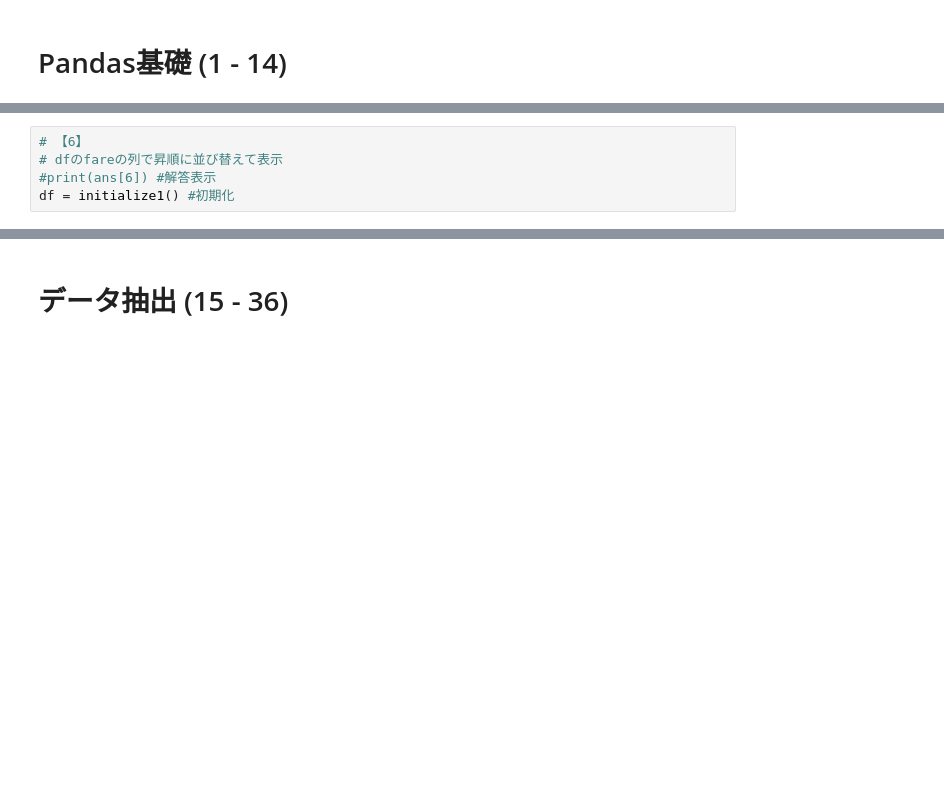
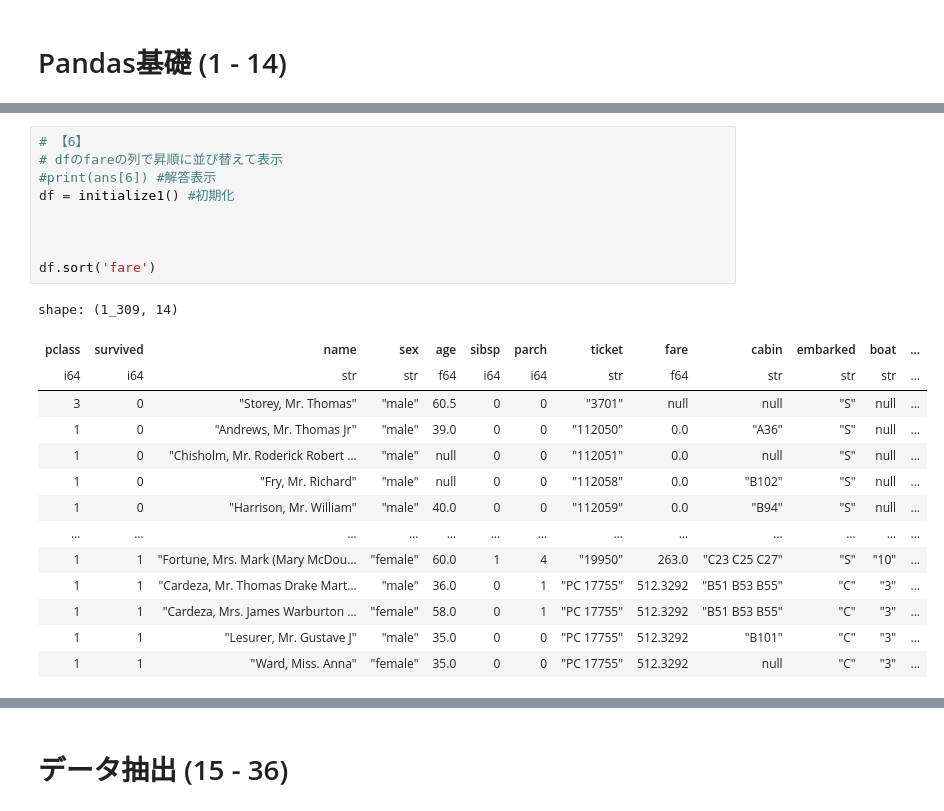
Before and after one commit to yu-anono/polars-, a Jupyter notebook: 01_Polars_100_Knocks_for_colab.ipynb, the cells around one changed output, grey strips where cells are left out. Cells and saved outputs as stored; diff of their text form; blank space fills up the shorter version.

```diff
--- a/01_Polars_100_Knocks_for_colab.ipynb
+++ b/01_Polars_100_Knocks_for_colab.ipynb
@@ -116,8 +185,27 @@ df2 = initialize2() #初期化
 # %%
 # 【6】
 # dfのfareの列で昇順に並び替えて表示
 #print(ans[6]) #解答表示
 df = initialize1() #初期化
+
+
+
+df.sort('fare')
+# %% [output]
+shape: (1_309, 14)
+| pclass | survived | name | sex | age | sibsp | parch | ticket | fare | cabin | embarked | boat | ... |
+| i64 | i64 | str | str | f64 | i64 | i64 | str | f64 | str | str | str | ... |
+| 3 | 0 | "Storey, Mr. Thomas" | "male" | 60.5 | 0 | 0 | "3701" | null | null | "S" | null | ... |
+| 1 | 0 | "Andrews, Mr. Thomas Jr" | "male" | 39.0 | 0 | 0 | "112050" | 0.0 | "A36" | "S" | null | ... |
+| 1 | 0 | "Chisholm, Mr. Roderick Robert … | "male" | null | 0 | 0 | "112051" | 0.0 | null | "S" | null | ... |
+| 1 | 0 | "Fry, Mr. Richard" | "male" | null | 0 | 0 | "112058" | 0.0 | "B102" | "S" | null | ... |
+| 1 | 0 | "Harrison, Mr. William" | "male" | 40.0 | 0 | 0 | "112059" | 0.0 | "B94" | "S" | null | ... |
+| … | … | … | … | … | … | … | … | … | … | … | … | ... |
+| 1 | 1 | "Fortune, Mrs. Mark (Mary McDou… | "female" | 60.0 | 1 | 4 | "19950" | 263.0 | "C23 C25 C27" | "S" | "10" | ... |
+| 1 | 1 | "Cardeza, Mr. Thomas Drake Mart… | "male" | 36.0 | 0 | 1 | "PC 17755" | 512.3292 | "B51 B53 B55" | "C" | "3" | ... |
+| 1 | 1 | "Cardeza, Mrs. James Warburton … | "female" | 58.0 | 0 | 1 | "PC 17755" | 512.3292 | "B51 B53 B55" | "C" | "3" | ... |
+| 1 | 1 | "Lesurer, Mr. Gustave J" | "male" | 35.0 | 0 | 0 | "PC 17755" | 512.3292 | "B101" | "C" | "3" | ... |
+| 1 | 1 | "Ward, Miss. Anna" | "female" | 35.0 | 0 | 0 | "PC 17755" | 512.3292 | null | "C" | "3" | ... |
 # %%
 # 【7】
 # df_copyにdfをコピーして、最初の5行を表示
```
Also changed, not shown: parts of 27 cells of this notebook.
